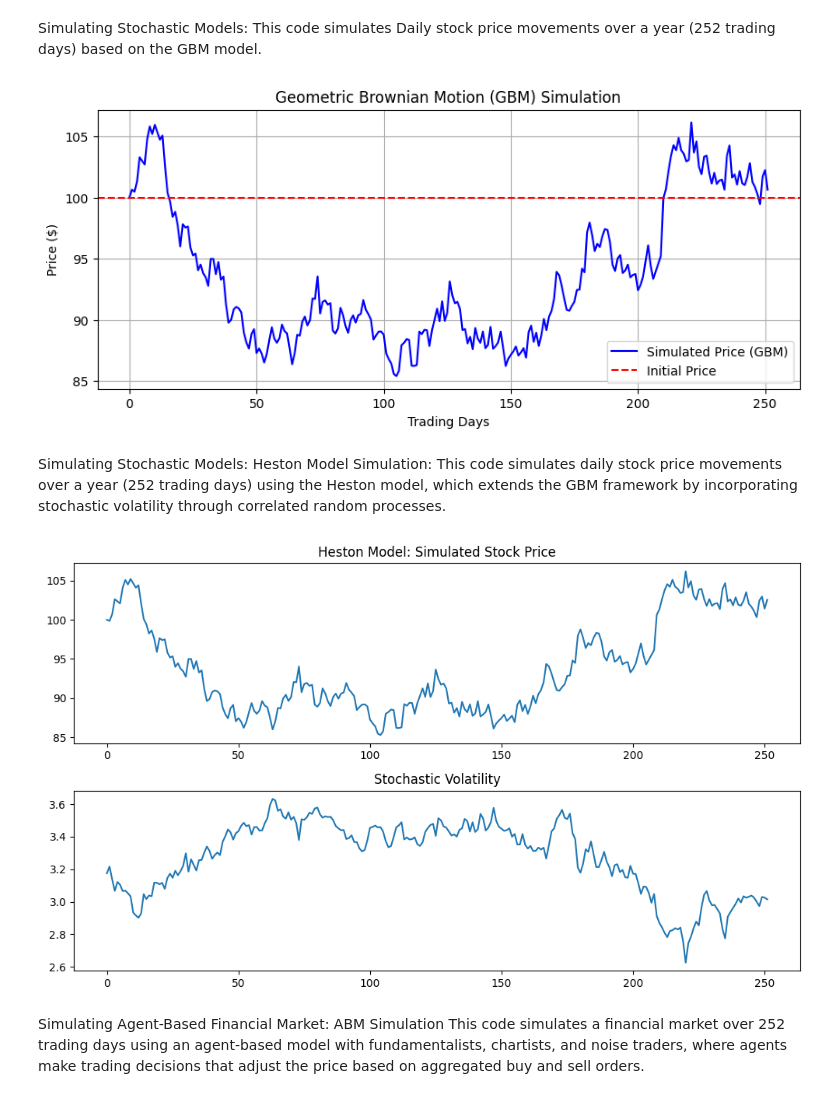
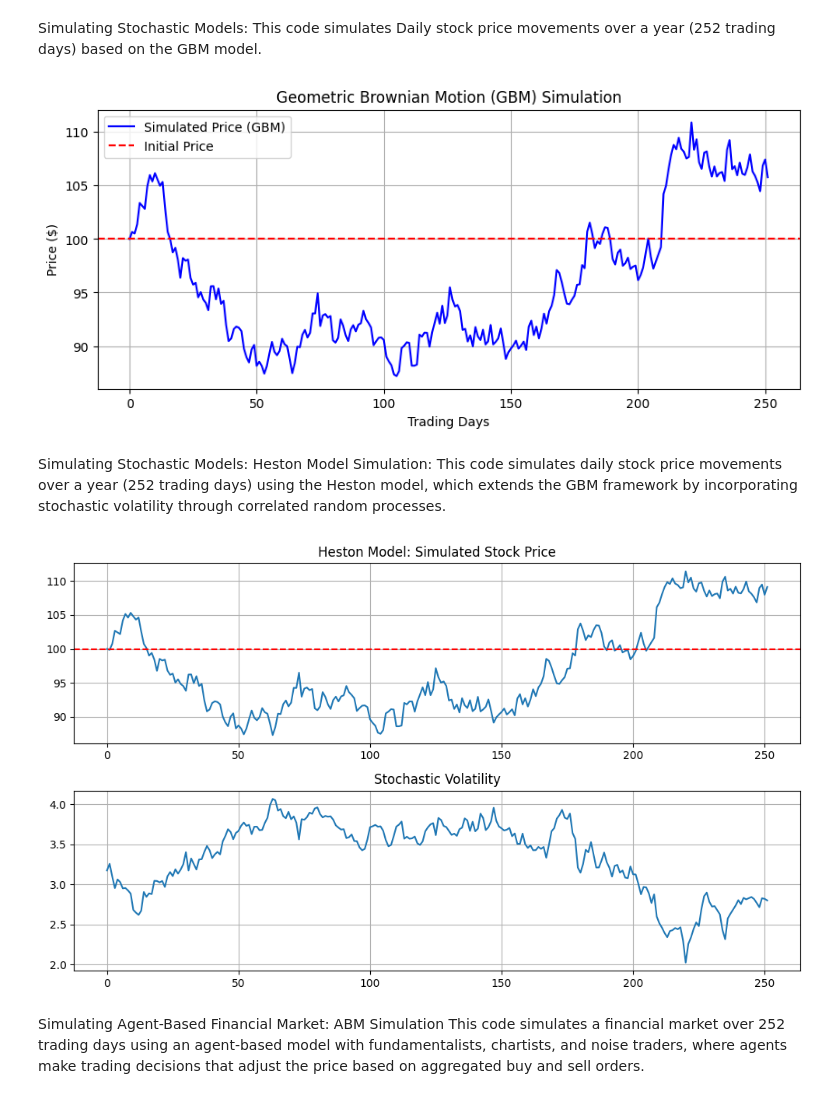
Before and after one commit to Vaibhavkkm/Financial-Market-Analysis, a Jupyter notebook: FinancialMarketAnalysis.ipynb, the cells around one changed output. Saved outputs shown, nothing was run; the diff lists cells and outputs as text; code cells hidden in the pictures.

```diff
--- a/FinancialMarketAnalysis.ipynb
+++ b/FinancialMarketAnalysis.ipynb
@@ -4,58 +4,57 @@ This code simulates Daily stock price movements over a year (252 trading days) b
 # %%
 import numpy as np
 import matplotlib.pyplot as plt
 
-# Parameters
+# Parameters.
 initial_price = 100
-days = 252  # Trading days in a year
-mu = 0.05   # Annual drift (5%)
-sigma = 0.2  # Annual volatility (20%)
-dt = 1/days
+days = 252                      # Trading days in a year
+mu = 0.10                       #Assuming 10% yearly growth (Annual drift)
+sigma = 0.2                     # Annual volatility (20%) (This means prices go up and down randomly.
+                                # The higher the value, the more volatile the stock)
+dt = 1/days                     # Since a full year is 1, one day is just 1/252 of a year.
 
 # GBM Simulation
-np.random.seed(42)
-price = np.zeros(days)
-price[0] = initial_price
-for t in range(1, days):
-    drift = (mu - 0.5 * sigma**2) * dt
-    shock = sigma * np.random.normal(0, np.sqrt(dt))
-    price[t] = price[t-1] * np.exp(drift + shock)
+np.random.seed(42)              # Seed for reproducibility, it will generate the same random numbers every time.
+price = np.zeros(days)          # Empty list to store the price values..
+price[0] = initial_price        # Set the initial price
+for t in range(1, days):        # Loop through the days
+    drift = (mu - 0.5 * sigma**2) * dt                  # Drift ---> It ensures that the prices have a general upward trend over time
+    shock = sigma * np.random.normal(0, np.sqrt(dt))    # Shock ---> Its a random ups and downs in price (like real stock markets).
+                                                        # Shock = Weimer Process
+    price[t] = price[t-1] * np.exp(drift + shock)       # Price at time t = Price at time t-1 * e^(drift + shock)
 
 # Plot
 plt.figure(figsize=(10, 4))
 plt.plot(price, color='blue', label='Simulated Price (GBM)')
 plt.axhline(initial_price, linestyle='--', color='red', label='Initial Price')
 plt.xlabel('Trading Days')
 plt.ylabel('Price ($)')
 plt.title('Geometric Brownian Motion (GBM) Simulation')
 plt.legend()
 plt.grid(True)
 plt.show()
 # %% [output]
-[figure, old version]
+[figure, new version]
 # %% [markdown]
 Simulating Stochastic Models: Heston Model Simulation:
 This code simulates daily stock price movements over a year (252 trading days) using the Heston model, which extends the GBM framework by incorporating stochastic volatility through correlated random processes.
 # %%
-import numpy as np
-import matplotlib.pyplot as plt
-
 def heston_model(S0, v0, mu, kappa, theta, sigma, rho, T, dt):
-    n_steps = int(T/dt)
-    S = np.zeros(n_steps)
-    v = np.zeros(n_steps)
-    S[0] = S0
-    v[0] = v0
+    n_steps = int(T/dt)         # Number of steps
+    S = np.zeros(n_steps)       # Empty list to store the price values
+    v = np.zeros(n_steps)       # Empty list to store the volatility values
+    S[0] = S0                   # Set the first stock price as initial price
+    v[0] = v0                   # Set the first volatility as initial volatility
 
     # Correlated Wiener processes
-    np.random.seed(42)
-    dw1 = np.random.normal(0, np.sqrt(dt), n_steps)
-    dw2 = rho * dw1 + np.sqrt(1 - rho**2) * np.random.normal(0, np.sqrt(dt), n_steps)
+    np.random.seed(42)                                                                  # Seed for reproducibility
+    dw1 = np.random.normal(0, np.sqrt(dt), n_steps)                                     # Brownian motion 1
+    dw2 = rho * dw1 + np.sqrt(1 - rho**2) * np.random.normal(0, np.sqrt(dt), n_steps)   # Brownian motion 2
 
     for t in range(1, n_steps):
-        dv = kappa * (theta - v[t-1]) * dt + sigma * np.sqrt(v[t-1]) * dw2[t]
-        v[t] = max(v[t-1] + dv, 0)  # Ensure volatility is non-negative
-        dS = mu * S[t-1] * dt + np.sqrt(v[t-1]) * S[t-1] * dw1[t]
+        dv = kappa * (theta - v[t-1]) * dt + sigma * np.sqrt(v[t-1]) * dw2[t]       # Stochastic volatility
+        v[t] = max(v[t-1] + dv, 0)                                              # Ensuring that the volatility is non-negative
+        dS = mu * S[t-1] * dt + np.sqrt(v[t-1]) * S[t-1] * dw1[t]               # Stock price dynamics
         S[t] = S[t-1] + dS
 
     return S, v
@@ -63,11 +62,15 @@ def heston_model(S0, v0, mu, kappa, theta, sigma, rho, T, dt):
 # Parameters
 S0 = 100      # Initial price
 v0 = 0.04     # Initial volatility (sqrt(0.04) = 20% annualized)
-mu = 0.05     # Drift
-kappa = 3.0   # Mean reversion speed
+mu = 0.10     #Assuming 10% yearly growth (Annual drift)
+kappa = 3.0   # It controls how fast volatility returns to its average value. (If volatility goes too high, κ pulls it down and VV)
+              # Stable Market = High Kappa
 theta = 0.04  # Long-term volatility
-sigma = 0.1   # Volatility of volatility
-rho = -0.7    # Correlation
+              # If θ is lower, the stock market is expected to be more stable. (Less theta, more stable)
+sigma = 0.2   # Volatility of volatility (how much volatility fluctuates)
+rho = -0.7    # A negative correlation means that when stock prices drop, volatility increases
+              # (this is called the "leverage effect" in finance).
+              # In a financial crisis, σ is high (volatility jumps suddenly).
 T = 1         # Time horizon (1 year)
 dt = 1/252    # Daily steps (252 trading days)
 
@@ -77,13 +80,16 @@ price, volatility = heston_model(S0, v0, mu, kappa, theta, sigma, rho, T, dt)
 # Plot
 fig, (ax1, ax2) = plt.subplots(2, 1, figsize=(10, 6))
 ax1.plot(price)
+ax1.axhline(initial_price, linestyle='--', color='red', label='Initial Price')
+ax1.grid(True)
 ax1.set_title('Heston Model: Simulated Stock Price')
 ax2.plot(np.sqrt(volatility * 252))  # Annualized volatility
 ax2.set_title('Stochastic Volatility')
 plt.tight_layout()
+plt.grid(True)
 plt.show()
 # %% [output]
-[figure, old version]
+[figure, new version]
 # %% [markdown]
 Simulating Agent-Based Financial Market: ABM Simulation
 This code simulates a financial market over 252 trading days using an agent-based model with fundamentalists, chartists, and noise traders, where agents make trading decisions that adjust the price based on aggregated buy and sell orders.
```
Also changed, not shown: parts of 2 cells of this notebook.
